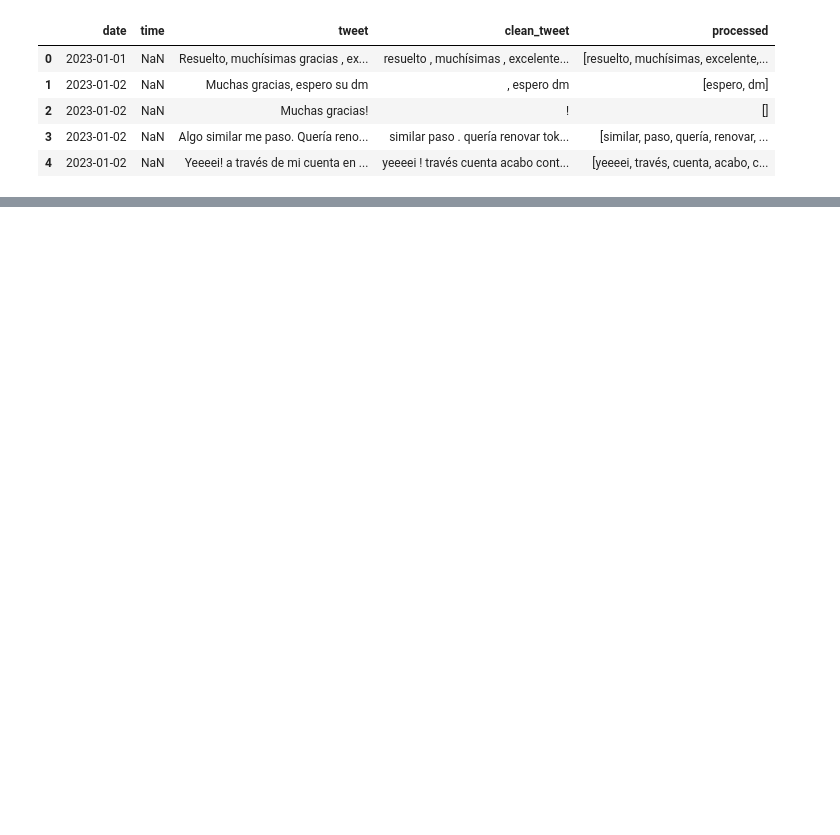
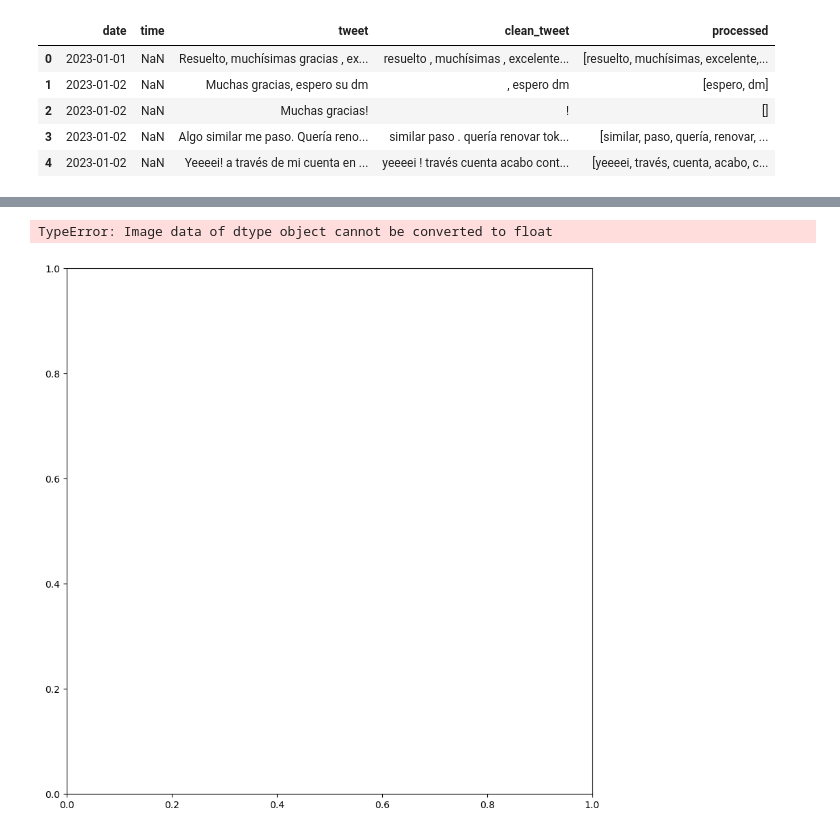
Before and after one commit to kw1013/Datathon-Hey-Banco, a Jupyter notebook: analysis.ipynb, the cells around one changed output, grey strips where cells are left out. Drawn from its saved outputs; the diff is of its cells as text; code cells hidden in the pictures; blank space fills up the shorter version.

```diff
--- a/analysis.ipynb
+++ b/analysis.ipynb
@@ -189,7 +189,7 @@ def preprocess(text):
     #stemmed_tokens = [stemmer.stem(i) for i in tokens]
     return tokens
 
-df4 = df3.copy()
+df4 = df2.copy()
 df4['processed'] = df4['clean_tweet'].apply(preprocess)
 
 # Creating a dictionary from the data
@@ -222,0 +236,24 @@ for topic in topics:
+# %%
+def plot_word_cloud(topic_num):
+    plt.figure(figsize=(10, 10))
+
+    # Generate the text for the word cloud based on the weights of the terms in the topic
+    wc_text = " ".join([word for word, prop in lda_model.show_topic(topic_num, topn=50)])
+
+    # Generate the word cloud
+    wc = wordcloud.WordCloud(width=800, height=800,
+                          stopwords=all_sw,
+                          min_font_size=10).generate(wc_text)
+
+    # Display the word cloud
+    plt.imshow(wordcloud, interpolation='bilinear')
+    plt.axis("off")
+    plt.title(f'Word Cloud for Topic {topic_num + 1}')
+    plt.show()
+
+# Generate word clouds for each topic
+for t in range(lda_model.num_topics):
+    plot_word_cloud(t)
+# %% [output]
+TypeError: Image data of dtype object cannot be converted to float
+[figure, added]
```
Also changed, not shown: parts of 7 cells of this notebook.
